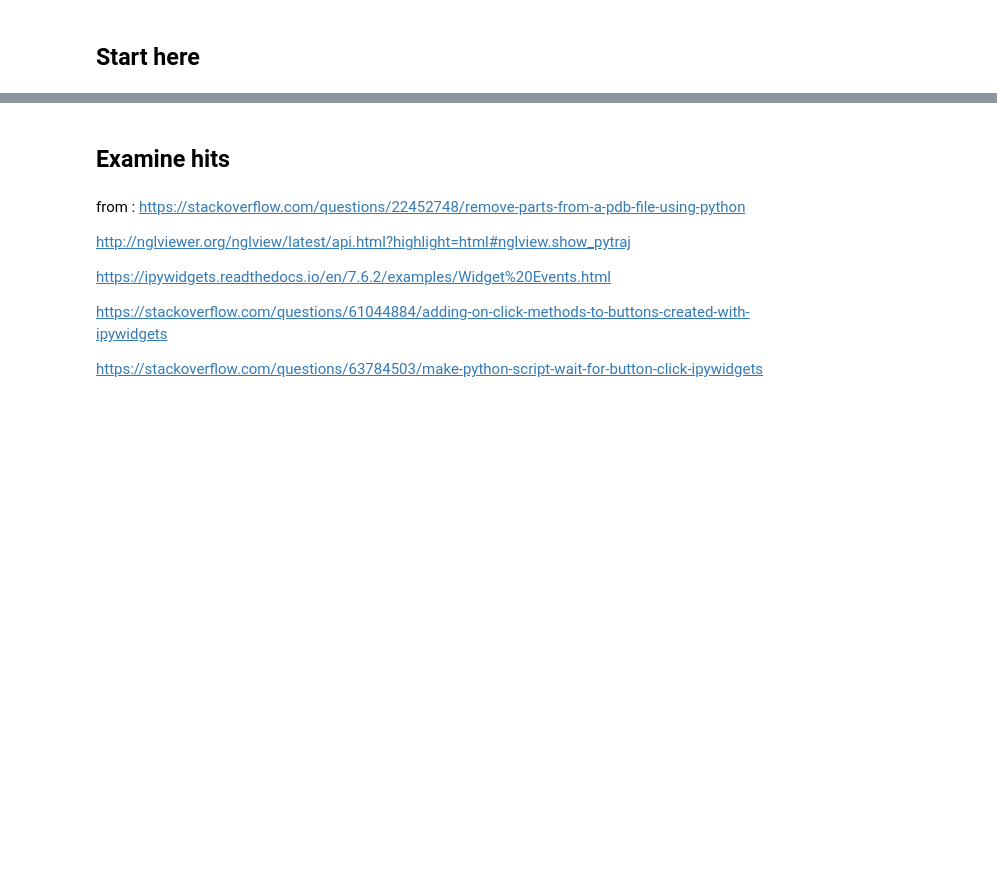
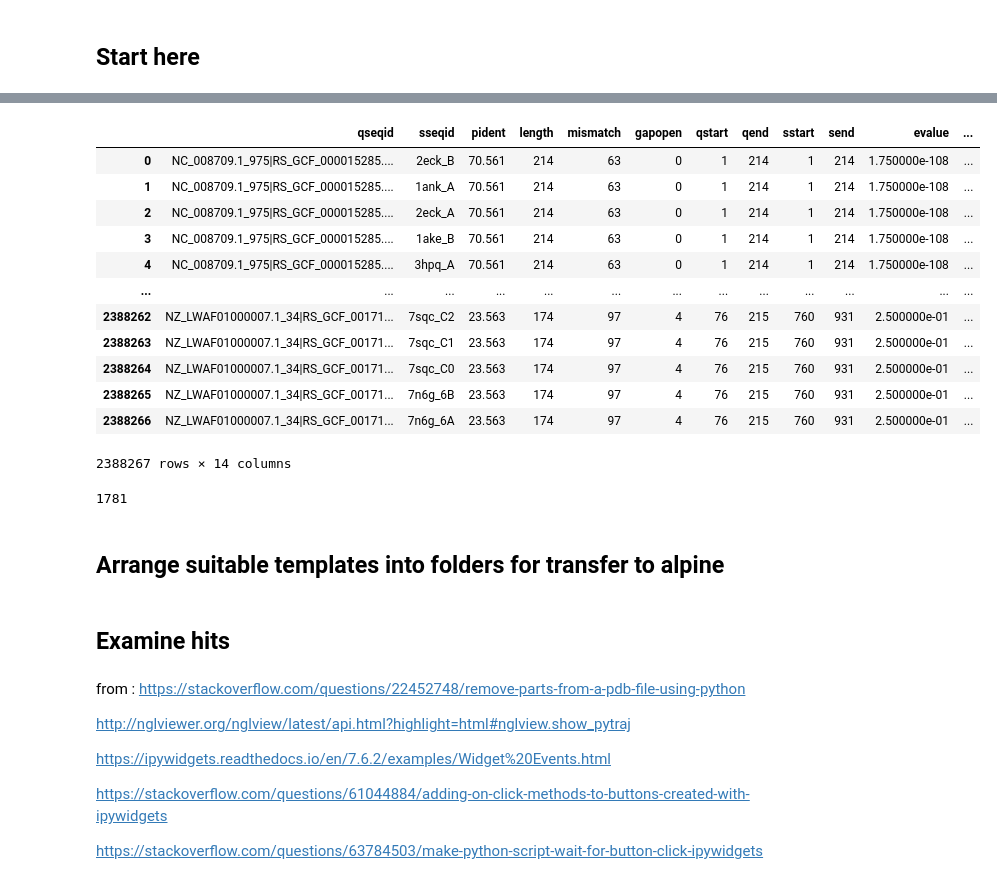
Before and after one commit to realmichaelhoffert/adenylate_kinase_ogt, a Jupyter notebook: notebooks/adenylate_kinase.ipynb, the cells around one changed output, grey strips where cells are left out. Drawn from its saved outputs; the diff is of its cells as text; code cells hidden in the pictures; blank space fills up the shorter version.

```diff
--- a/notebooks/adenylate_kinase.ipynb
+++ b/notebooks/adenylate_kinase.ipynb
@@ -301,0 +315,21 @@ len(blast_results[blast_results['pident'] > 50]['genome'].unique())
+# %%
+blast_results
+# %% [output]
+|  | qseqid | sseqid | pident | length | mismatch | gapopen | qstart | qend | sstart | send | evalue | ... |
+| 0 | NC_008709.1_975|RS_GCF_000015285.... | 2eck_B | 70.561 | 214 | 63 | 0 | 1 | 214 | 1 | 214 | 1.750000e-108 | ... |
+| 1 | NC_008709.1_975|RS_GCF_000015285.... | 1ank_A | 70.561 | 214 | 63 | 0 | 1 | 214 | 1 | 214 | 1.750000e-108 | ... |
+| 2 | NC_008709.1_975|RS_GCF_000015285.... | 2eck_A | 70.561 | 214 | 63 | 0 | 1 | 214 | 1 | 214 | 1.750000e-108 | ... |
+| 3 | NC_008709.1_975|RS_GCF_000015285.... | 1ake_B | 70.561 | 214 | 63 | 0 | 1 | 214 | 1 | 214 | 1.750000e-108 | ... |
+| 4 | NC_008709.1_975|RS_GCF_000015285.... | 3hpq_A | 70.561 | 214 | 63 | 0 | 1 | 214 | 1 | 214 | 1.750000e-108 | ... |
+| ... | ... | ... | ... | ... | ... | ... | ... | ... | ... | ... | ... | ... |
+| 2388262 | NZ_LWAF01000007.1_34|RS_GCF_00171... | 7sqc_C2 | 23.563 | 174 | 97 | 4 | 76 | 215 | 760 | 931 | 2.500000e-01 | ... |
+| 2388263 | NZ_LWAF01000007.1_34|RS_GCF_00171... | 7sqc_C1 | 23.563 | 174 | 97 | 4 | 76 | 215 | 760 | 931 | 2.500000e-01 | ... |
+| 2388264 | NZ_LWAF01000007.1_34|RS_GCF_00171... | 7sqc_C0 | 23.563 | 174 | 97 | 4 | 76 | 215 | 760 | 931 | 2.500000e-01 | ... |
+| 2388265 | NZ_LWAF01000007.1_34|RS_GCF_00171... | 7n6g_6B | 23.563 | 174 | 97 | 4 | 76 | 215 | 760 | 931 | 2.500000e-01 | ... |
+| 2388266 | NZ_LWAF01000007.1_34|RS_GCF_00171... | 7n6g_6A | 23.563 | 174 | 97 | 4 | 76 | 215 | 760 | 931 | 2.500000e-01 | ... |
+2388267 rows × 14 columns
+# %%
+# get any pdb protein that matched an adk at >40% identity
+len(blast_results[blast_results['pident'] >= 40]['sseqid'].unique())
+# %% [output]
+1781
@@ -301,0 +338,2 @@ len(blast_results[blast_results['pident'] > 50]['genome'].unique())
+# %% [markdown]
+## Arrange suitable templates into folders for transfer to alpine
```
Also changed, not shown: parts of 29 cells of this notebook.
